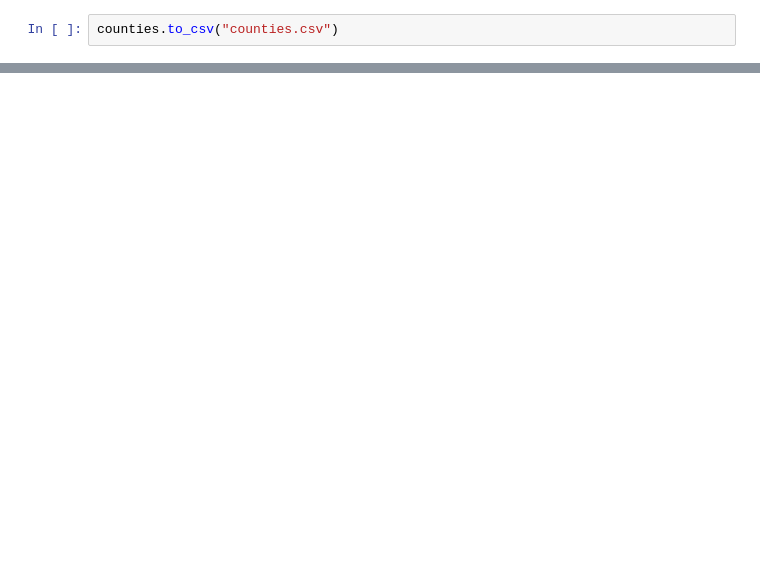
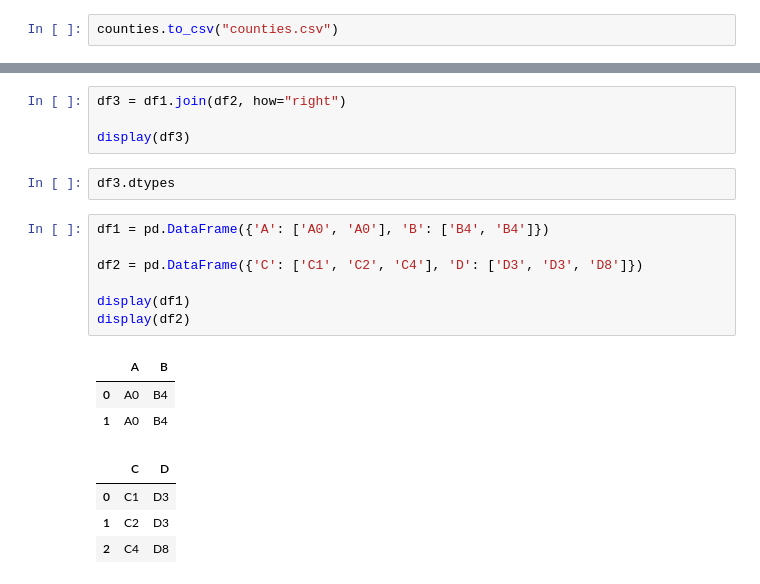
Before and after one commit to t4d-classes/python-data-analysis_10252021, a Jupyter notebook: conda_notebooks/10_Pandas_Intro.ipynb, the cells around one changed output, grey strips where cells are left out. Cells and saved outputs as stored; diff of their text form; blank space fills up the shorter version.

```diff
--- a/conda_notebooks/10_Pandas_Intro.ipynb
+++ b/conda_notebooks/10_Pandas_Intro.ipynb
@@ -574,0 +427,21 @@ array([[11.6  ,  0.58 ,  0.66 , ...,  0.57 ,  9.   ,  3.   ],
+# %%
+df3 = df1.join(df2, how="right")
+
+display(df3)
+# %%
+df3.dtypes
+# %%
+df1 = pd.DataFrame({'A': ['A0', 'A0'], 'B': ['B4', 'B4']})
+
+df2 = pd.DataFrame({'C': ['C1', 'C2', 'C4'], 'D': ['D3', 'D3', 'D8']})
+
+display(df1)
+display(df2)
+# %% [output]
+|  | A | B |
+| 0 | A0 | B4 |
+| 1 | A0 | B4 |
+|  | C | D |
+| 0 | C1 | D3 |
+| 1 | C2 | D3 |
+| 2 | C4 | D8 |
```
Also changed, not shown: parts of 26 cells of this notebook.
